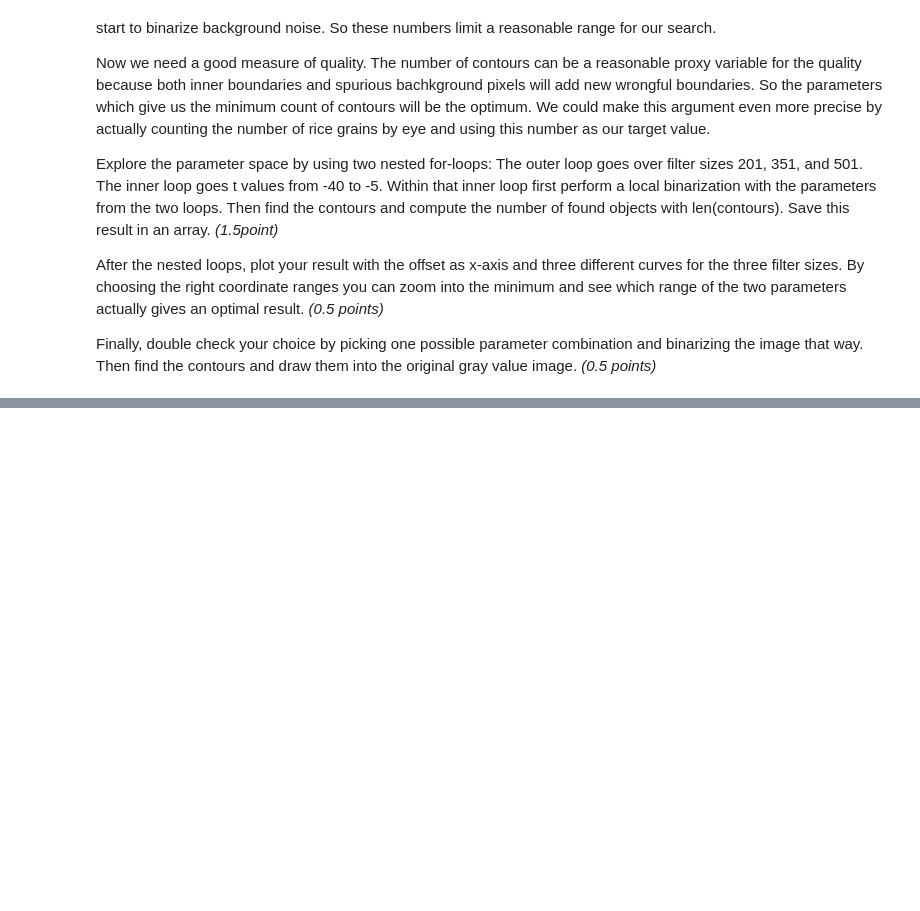
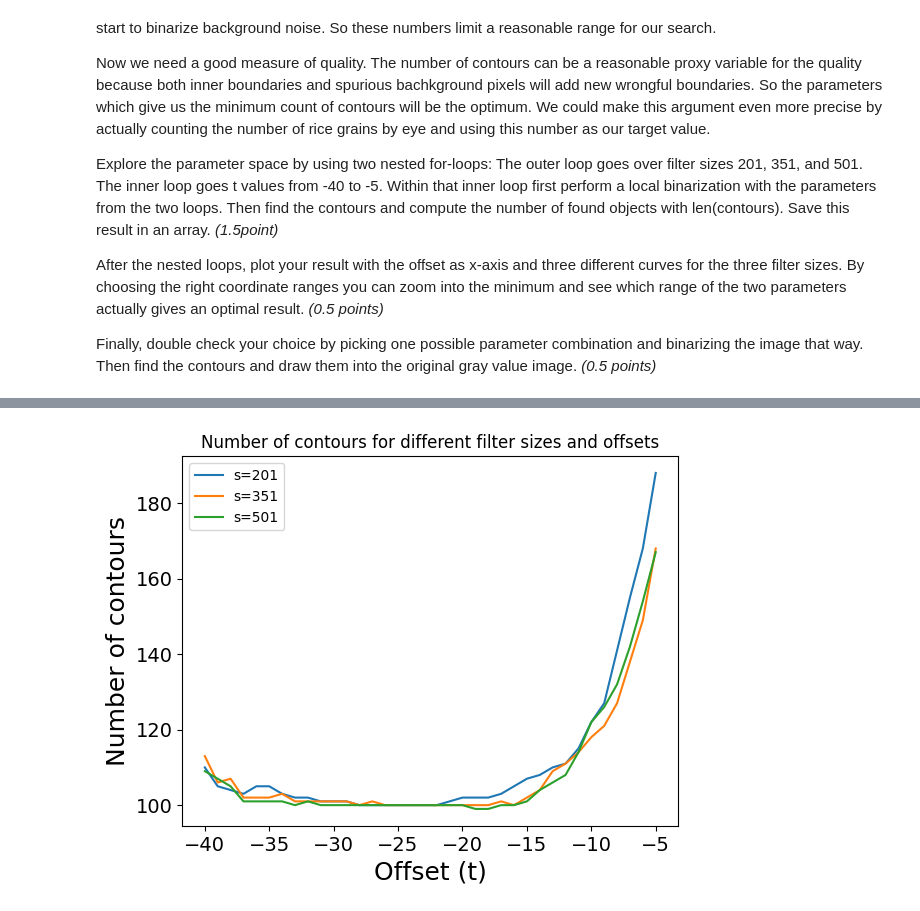
Before and after one commit to Matty-7/CS302-ComputerVision, a Jupyter notebook: CV_HW_3/Homework_3.ipynb, the cells around one changed output, grey strips where cells are left out. Saved outputs shown, nothing was run; the diff lists cells and outputs as text; code cells hidden in the pictures; blank space fills up the shorter version.

```diff
--- a/CV_HW_3/Homework_3.ipynb
+++ b/CV_HW_3/Homework_3.ipynb
@@ -101,0 +181,24 @@ Finally, double check your choice by picking one possible parameter combination
+# %%
+import matplotlib.pyplot as plt
+
+# Reshape the array of number of contours
+num_contours = num_contours.reshape(len(s_values), len(t_values))
+
+# Create a new figure
+plt.figure()
+
+# For each filter size
+for i, s in enumerate(s_values):
+    # Plot a line with the t values as the x-axis and the number of contours as the y-axis
+    plt.plot(t_values, num_contours[i], label=f's={s}')
+
+# Set the title, labels, and legend of the plot
+plt.title('Number of contours for different filter sizes and offsets')
+plt.xlabel('Offset (t)')
+plt.ylabel('Number of contours')
+plt.legend()
+
+# Show the plot
+plt.show()
+# %% [output]
+[figure, added]
```
Also changed, not shown: parts of 7 cells of this notebook, 1 other file.
